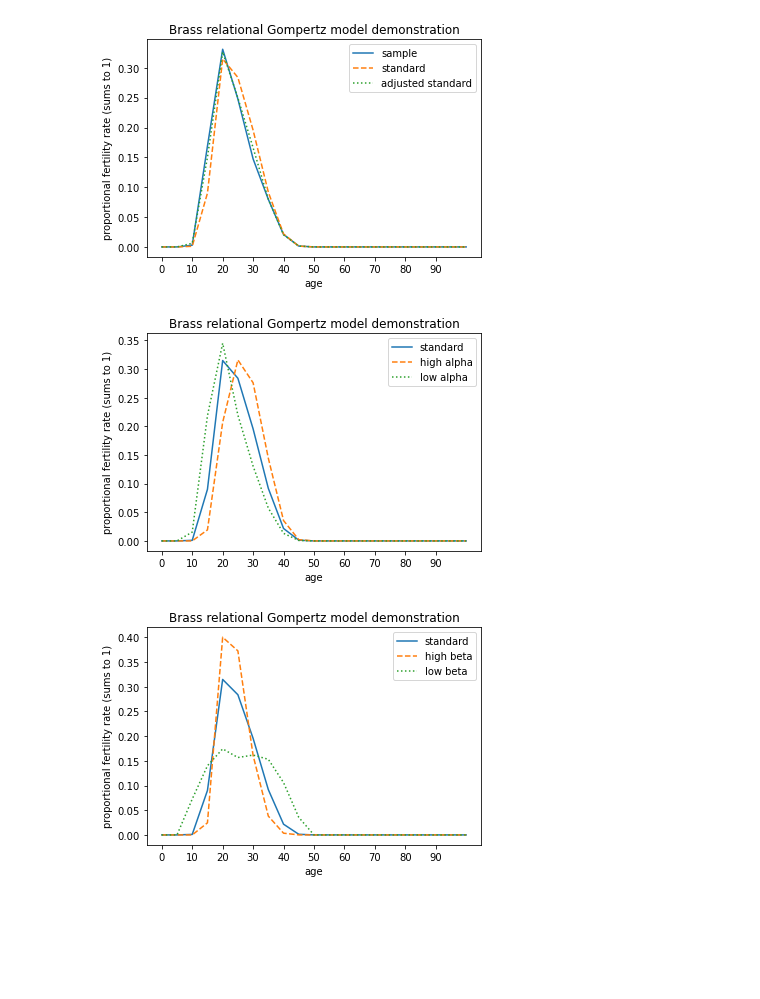
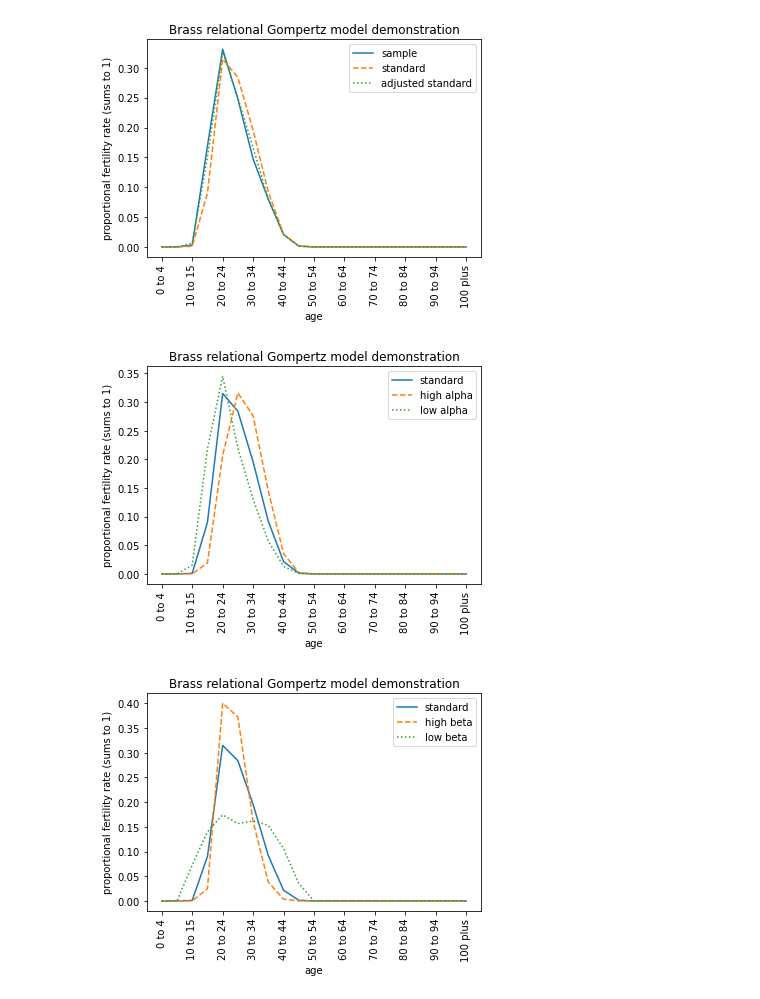
Before and after one commit to AppliedDemogToolbox/Hunsinger_BrassRelationalGompertz, a Jupyter notebook: BrassRelationalGompertzCode.ipynb, the cells around one changed output. Saved outputs shown, nothing was run; the diff lists cells and outputs as text; code cells hidden in the pictures; blank space fills up the shorter version.

```diff
--- a/BrassRelationalGompertzCode.ipynb
+++ b/BrassRelationalGompertzCode.ipynb
@@ -36,38 +36,41 @@ def Brass(fx,fxBase,minagegroupfert,maxagegroupfert):
   BetaAlpha = numpy.polyfit(Yx[(minagegroupfert-1):maxagegroupfert],YxBase[(minagegroupfert-1):maxagegroupfert],1)  #A first (the reference to 1) degree polynomial is a line; function gives slope then intercept
   Beta = BetaAlpha[0]
   Alpha = BetaAlpha[1]
   return Alpha, Beta
 
 BrassAlphaBeta = Brass(fx['StandardFx'],fx['SampleFx'],2,9)  #Apply the function
 #print(BrassAlphaBeta)  #Alpha is [0] and Beta is [1]
 
 YxSample = gompit(numpy.cumsum(fx['SampleFx']))
 YxStandard = gompit(numpy.cumsum(fx['StandardFx']))
 YxStandardAdjusted = BrassAlphaBeta[1]*YxStandard+BrassAlphaBeta[0]
 
 cumsumfxAdjusted = numpy.exp(-numpy.exp(YxStandardAdjusted))
 
 fxAdjusted = [0]*len(fx)
 
 for i in range(1,len(fxAdjusted)):  #Range from the second value (ie 1 with base 0) to the length of fxAdjusted
   fxAdjusted[i] = cumsumfxAdjusted[i]-cumsumfxAdjusted[i-1]
   fxAdjusted[1] = 0
 
 fx['StandardFxAdjusted'] = fxAdjusted
-
 #print(fx)
 
+agelabels = ["0 to 4","10 to 15","20 to 24","30 to 34",         #For plot; just every other group
+             "40 to 44","50 to 54","60 to 64","70 to 74",
+             "80 to 84","90 to 94","100 plus"]
+
 fxPlot = fx['SampleFx'].plot(kind = 'line', x = 'x', y = 'fx')  #This object will be used in the next line
-fxPlot = fx['StandardFx'].plot(kind = 'line', linestyle='dashed', x = 'x', y = 'fx')
+fxPlot = fx['StandardFx'].plot(kind = 'line', linestyle = 'dashed', x = 'x', y = 'fx')
 fxPlot = fx['StandardFxAdjusted'].plot(kind = 'line', linestyle='dotted', x = 'x', y = 'fx')
 fxPlot.set_xlabel('age')
-fxPlot.set_xticks(numpy.arange(0,20,2))
-fxPlot.set_xticklabels([0,10,20,30,40,50,60,70,80,90])
+fxPlot.set_xticks(numpy.arange(0,21,2))                         #Just every other group
+fxPlot.set_xticklabels(agelabels, rotation = 90)
 fxPlot.set_ylabel('proportional fertility rate (sums to 1)')
 fxPlot.legend(['sample', 'standard', 'adjusted standard'])
 fxPlot = fxPlot.set_title(label = 'Brass relational Gompertz model demonstration')
 # %% [output]
-[figure, old version]
+[figure, new version]
 # %%
 YxStandardHighAlpha = (1)*YxStandard+(.5)
 cumsumfxHighAlpha = numpy.exp(-numpy.exp(YxStandardHighAlpha))
@@ -90,20 +93,19 @@ for i in range(1,len(fxLowAlpha)):
   fxLowAlpha[1] = 0
 
 fx['fxLowAlpha'] = fxLowAlpha
-
 #print(fx)
 
 fxPlot = fx['StandardFx'].plot(kind = 'line', x = 'x', y = 'fx')
-fxPlot = fx['fxHighAlpha'].plot(kind = 'line', linestyle='dashed', x = 'x', y = 'fx')
-fxPlot = fx['fxLowAlpha'].plot(kind = 'line', linestyle='dotted', x = 'x', y = 'fx')
+fxPlot = fx['fxHighAlpha'].plot(kind = 'line', linestyle = 'dashed', x = 'x', y = 'fx')
+fxPlot = fx['fxLowAlpha'].plot(kind = 'line', linestyle = 'dotted', x = 'x', y = 'fx')
 fxPlot.set_xlabel('age')
-fxPlot.set_xticks(numpy.arange(0,20,2))
-fxPlot.set_xticklabels([0,10,20,30,40,50,60,70,80,90])
+fxPlot.set_xticks(numpy.arange(0,21,2))
+fxPlot.set_xticklabels(agelabels, rotation = 90)
 fxPlot.set_ylabel('proportional fertility rate (sums to 1)')
 fxPlot.legend(['standard', 'high alpha', 'low alpha'])
 fxPlot = fxPlot.set_title(label = 'Brass relational Gompertz model demonstration')
 # %% [output]
-[figure, old version]
+[figure, new version]
 # %%
 YxStandardHighBeta = (1.5)*YxStandard+(0)
 cumsumfxHighBeta = numpy.exp(-numpy.exp(YxStandardHighBeta))
@@ -126,17 +128,16 @@ for i in range(1,len(fxLowBeta)):
   fxLowBeta[1] = 0
 
 fx['fxLowBeta'] = fxLowBeta
-
 #print(fx)
 
 fxPlot = fx['StandardFx'].plot(kind = 'line', x = 'x', y = 'fx')
-fxPlot = fx['fxHighBeta'].plot(kind = 'line', linestyle='dashed', x = 'x', y = 'fx')
-fxPlot = fx['fxLowBeta'].plot(kind = 'line', linestyle='dotted', x = 'x', y = 'fx')
+fxPlot = fx['fxHighBeta'].plot(kind = 'line', linestyle = 'dashed', x = 'x', y = 'fx')
+fxPlot = fx['fxLowBeta'].plot(kind = 'line', linestyle = 'dotted', x = 'x', y = 'fx')
 fxPlot.set_xlabel('age')
-fxPlot.set_xticks(numpy.arange(0,20,2))
-fxPlot.set_xticklabels([0,10,20,30,40,50,60,70,80,90])
+fxPlot.set_xticks(numpy.arange(0,21,2))
+fxPlot.set_xticklabels(agelabels, rotation = 90)
 fxPlot.set_ylabel('proportional fertility rate (sums to 1)')
 fxPlot.legend(['standard', 'high beta', 'low beta'])
 fxPlot = fxPlot.set_title(label = 'Brass relational Gompertz model demonstration')
 # %% [output]
-[figure, old version]
+[figure, new version]
```
